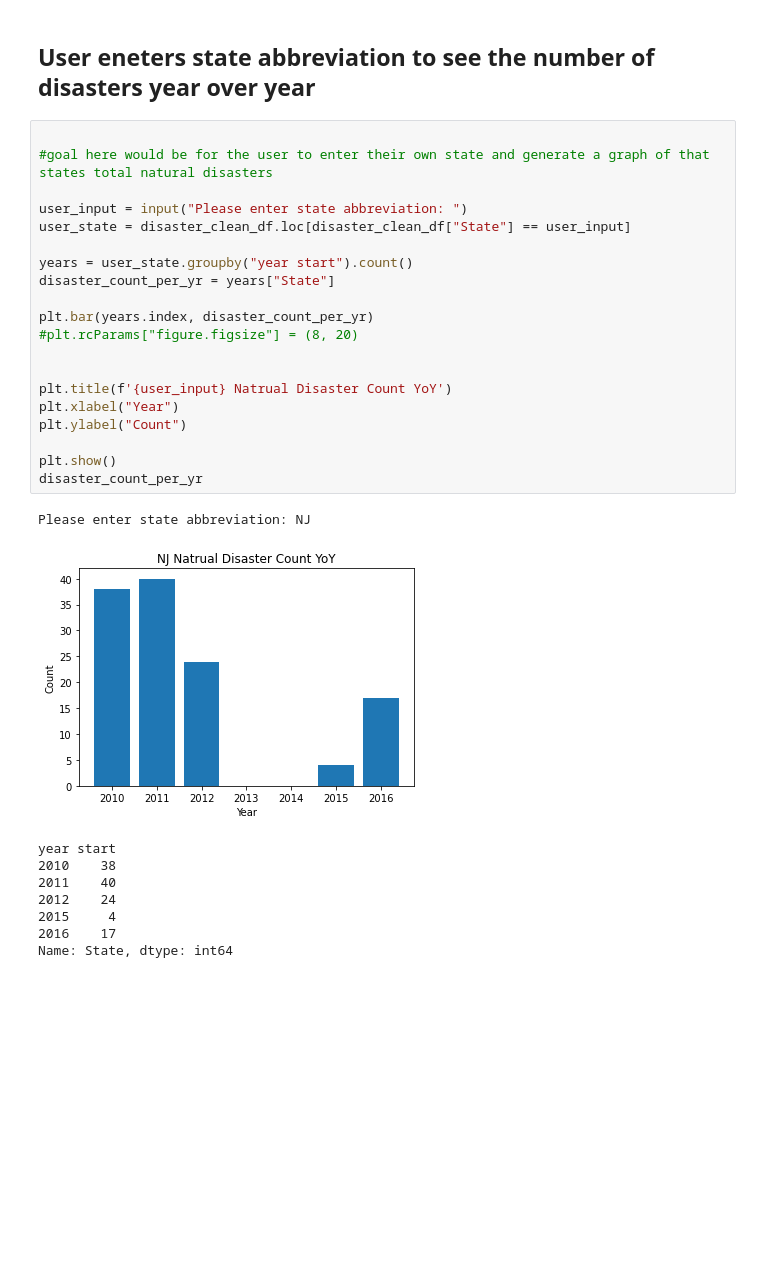
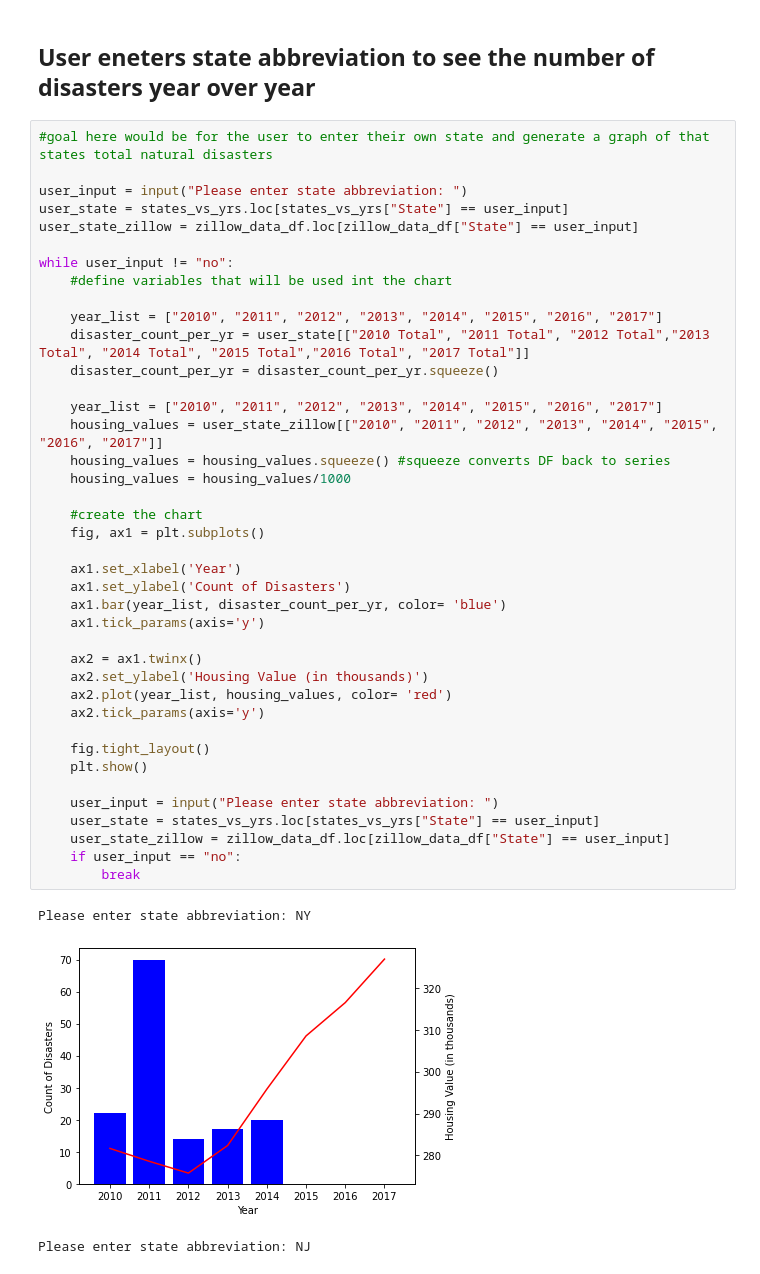
Before and after one commit to lrana-227/Housing_Project, a Jupyter notebook: summya editing folder/Disaster_visualizations.ipynb, the cells around one changed output. Saved outputs shown, nothing was run; the diff lists cells and outputs as text; blank space fills up the shorter version.

```diff
--- a/summya editing folder/Disaster_visualizations.ipynb
+++ b/summya editing folder/Disaster_visualizations.ipynb
@@ -197,32 +222,46 @@ disaster_years_grp.head()
 # %% [markdown]
 ## User eneters state abbreviation to see the number of disasters year over year
-# %%
-
-#goal here would be for the user to enter their own state and generate a graph of that states total natural disasters
-
-user_input = input("Please enter state abbreviation: ")
-user_state = disaster_clean_df.loc[disaster_clean_df["State"] == user_input]
-
-years = user_state.groupby("year start").count()
-disaster_count_per_yr = years["State"]
-
-plt.bar(years.index, disaster_count_per_yr)
-#plt.rcParams["figure.figsize"] = (8, 20)
-
-
-plt.title(f'{user_input} Natrual Disaster Count YoY')
-plt.xlabel("Year")
-plt.ylabel("Count")
-
-plt.show()
-disaster_count_per_yr
-# %% [output]
-Please enter state abbreviation: NJ
-[figure, removed]
-year start
-2010    38
-2011    40
-2012    24
-2015     4
-2016    17
-Name: State, dtype: int64
+# %%
+#goal here would be for the user to enter their own state and generate a graph of that states total natural disasters
+
+user_input = input("Please enter state abbreviation: ")
+user_state = states_vs_yrs.loc[states_vs_yrs["State"] == user_input]
+user_state_zillow = zillow_data_df.loc[zillow_data_df["State"] == user_input]
+
+while user_input != "no":
+    #define variables that will be used int the chart
+
+    year_list = ["2010", "2011", "2012", "2013", "2014", "2015", "2016", "2017"]
+    disaster_count_per_yr = user_state[["2010 Total", "2011 Total", "2012 Total","2013 Total", "2014 Total", "2015 Total","2016 Total", "2017 Total"]]
+    disaster_count_per_yr = disaster_count_per_yr.squeeze()
+
+    year_list = ["2010", "2011", "2012", "2013", "2014", "2015", "2016", "2017"]
+    housing_values = user_state_zillow[["2010", "2011", "2012", "2013", "2014", "2015", "2016", "2017"]]
+    housing_values = housing_values.squeeze() #squeeze converts DF back to series
+    housing_values = housing_values/1000
+
+    #create the chart
+    fig, ax1 = plt.subplots()
+
+    ax1.set_xlabel('Year')
+    ax1.set_ylabel('Count of Disasters')
+    ax1.bar(year_list, disaster_count_per_yr, color= 'blue')
+    ax1.tick_params(axis='y')
+
+    ax2 = ax1.twinx()
+    ax2.set_ylabel('Housing Value (in thousands)')
+    ax2.plot(year_list, housing_values, color= 'red')
+    ax2.tick_params(axis='y')
+
+    fig.tight_layout()
+    plt.show()
+
+    user_input = input("Please enter state abbreviation: ")
+    user_state = states_vs_yrs.loc[states_vs_yrs["State"] == user_input]
+    user_state_zillow = zillow_data_df.loc[zillow_data_df["State"] == user_input]
+    if user_input == "no":
+        break
+# %% [output]
+Please enter state abbreviation: NY
+[figure, added]
+Please enter state abbreviation: NJ
```
Also changed, not shown: parts of 22 cells of this notebook, 25 other files.
